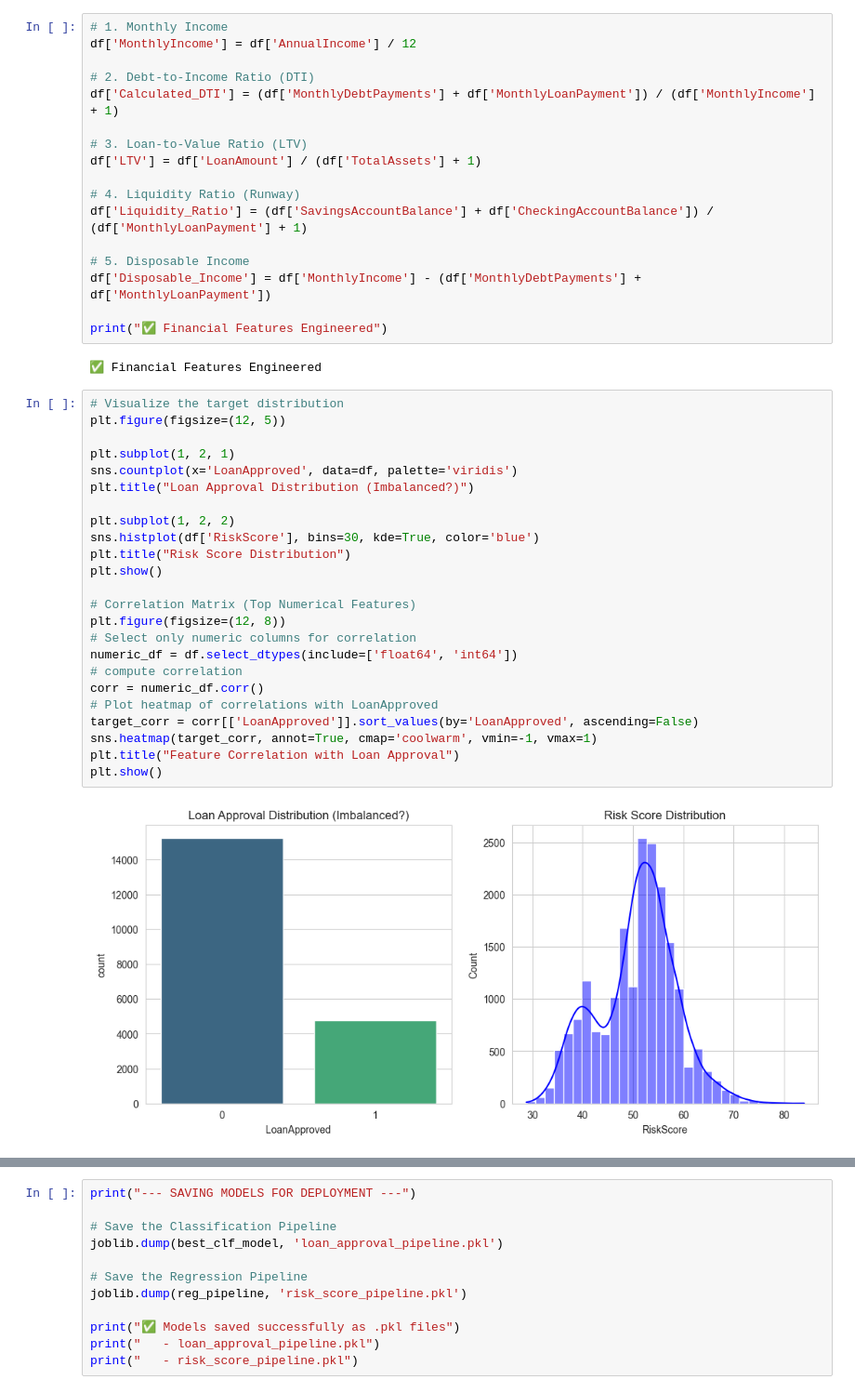
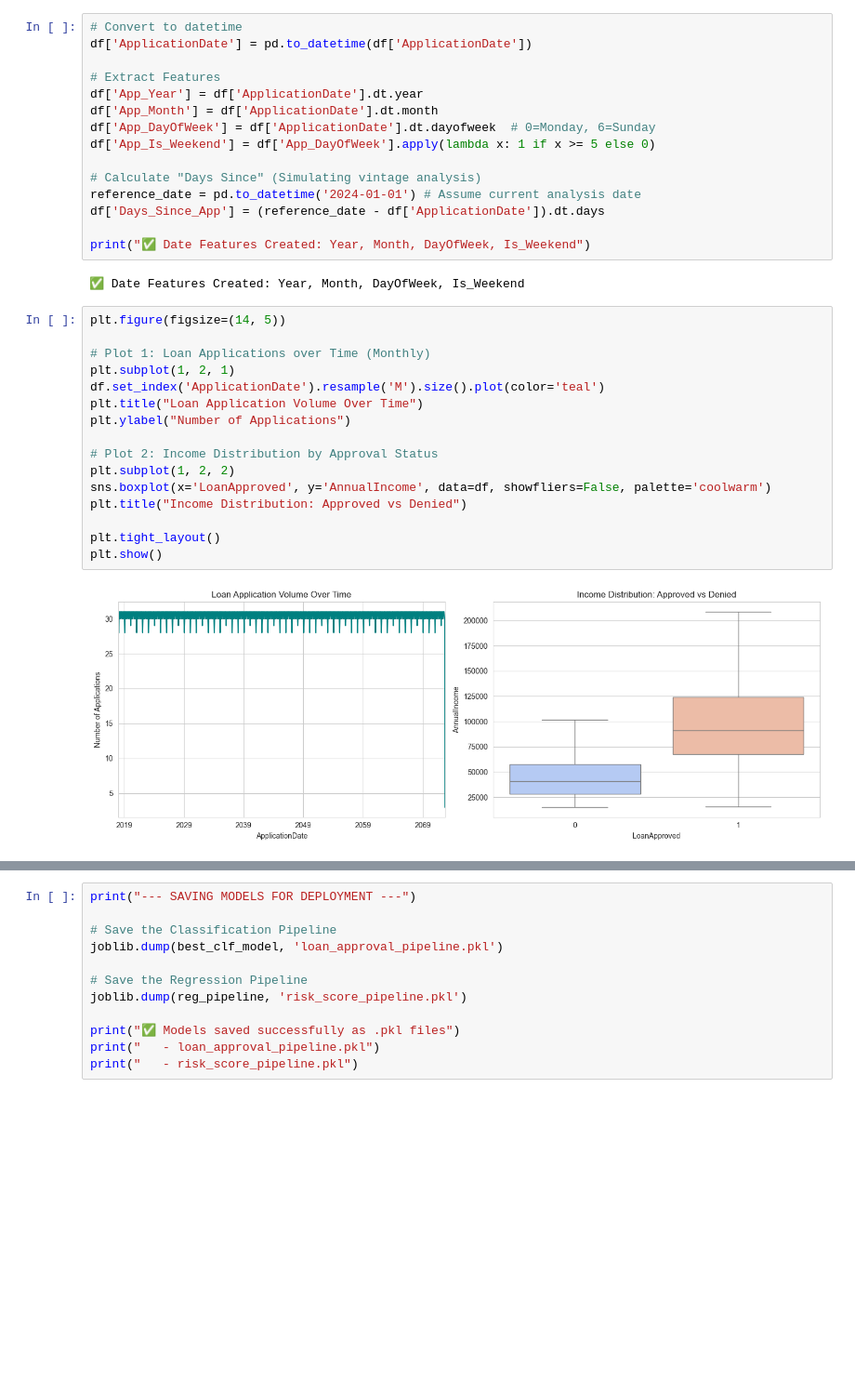
Before and after one commit to AnujanN/Financial-Risk-Modeling, a Jupyter notebook: Loan analysis.ipynb, the cells around one changed output, grey strips where cells are left out. Shown at 93% size. Cells and saved outputs as stored; diff of their text form; blank space fills up the shorter version.

```diff
--- a/Loan analysis.ipynb
+++ b/Loan analysis.ipynb
@@ -55,45 +71,35 @@ Dataset Shape: (20000, 33)
 # %%
-# 1. Monthly Income
-df['MonthlyIncome'] = df['AnnualIncome'] / 12
+# Convert to datetime
+df['ApplicationDate'] = pd.to_datetime(df['ApplicationDate'])
 
-# 2. Debt-to-Income Ratio (DTI)
-df['Calculated_DTI'] = (df['MonthlyDebtPayments'] + df['MonthlyLoanPayment']) / (df['MonthlyIncome'] + 1)
+# Extract Features
+df['App_Year'] = df['ApplicationDate'].dt.year
+df['App_Month'] = df['ApplicationDate'].dt.month
+df['App_DayOfWeek'] = df['ApplicationDate'].dt.dayofweek  # 0=Monday, 6=Sunday
+df['App_Is_Weekend'] = df['App_DayOfWeek'].apply(lambda x: 1 if x >= 5 else 0)
 
-# 3. Loan-to-Value Ratio (LTV)
-df['LTV'] = df['LoanAmount'] / (df['TotalAssets'] + 1)
+# Calculate "Days Since" (Simulating vintage analysis)
+reference_date = pd.to_datetime('2024-01-01') # Assume current analysis date
+df['Days_Since_App'] = (reference_date - df['ApplicationDate']).dt.days
 
-# 4. Liquidity Ratio (Runway)
-df['Liquidity_Ratio'] = (df['SavingsAccountBalance'] + df['CheckingAccountBalance']) / (df['MonthlyLoanPayment'] + 1)
-
-# 5. Disposable Income
-df['Disposable_Income'] = df['MonthlyIncome'] - (df['MonthlyDebtPayments'] + df['MonthlyLoanPayment'])
-
-print("✅ Financial Features Engineered")
+print("✅ Date Features Created: Year, Month, DayOfWeek, Is_Weekend")
 # %% [output]
-✅ Financial Features Engineered
+✅ Date Features Created: Year, Month, DayOfWeek, Is_Weekend
 # %%
-# Visualize the target distribution
-plt.figure(figsize=(12, 5))
+plt.figure(figsize=(14, 5))
 
+# Plot 1: Loan Applications over Time (Monthly)
 plt.subplot(1, 2, 1)
-sns.countplot(x='LoanApproved', data=df, palette='viridis')
-plt.title("Loan Approval Distribution (Imbalanced?)")
+df.set_index('ApplicationDate').resample('M').size().plot(color='teal')
+plt.title("Loan Application Volume Over Time")
+plt.ylabel("Number of Applications")
 
+# Plot 2: Income Distribution by Approval Status
 plt.subplot(1, 2, 2)
-sns.histplot(df['RiskScore'], bins=30, kde=True, color='blue')
-plt.title("Risk Score Distribution")
+sns.boxplot(x='LoanApproved', y='AnnualIncome', data=df, showfliers=False, palette='coolwarm')
+plt.title("Income Distribution: Approved vs Denied")
+
+plt.tight_layout()
 plt.show()
-
-# Correlation Matrix (Top Numerical Features)
-plt.figure(figsize=(12, 8))
-# Select only numeric columns for correlation
-numeric_df = df.select_dtypes(include=['float64', 'int64'])
-# compute correlation
-corr = numeric_df.corr()
-# Plot heatmap of correlations with LoanApproved
-target_corr = corr[['LoanApproved']].sort_values(by='LoanApproved', ascending=False)
-sns.heatmap(target_corr, annot=True, cmap='coolwarm', vmin=-1, vmax=1)
-plt.title("Feature Correlation with Loan Approval")
-plt.show()
 # %% [output]
-[figure, old version]
+[figure, new version]
```
Also changed, not shown: parts of 11 cells of this notebook.
